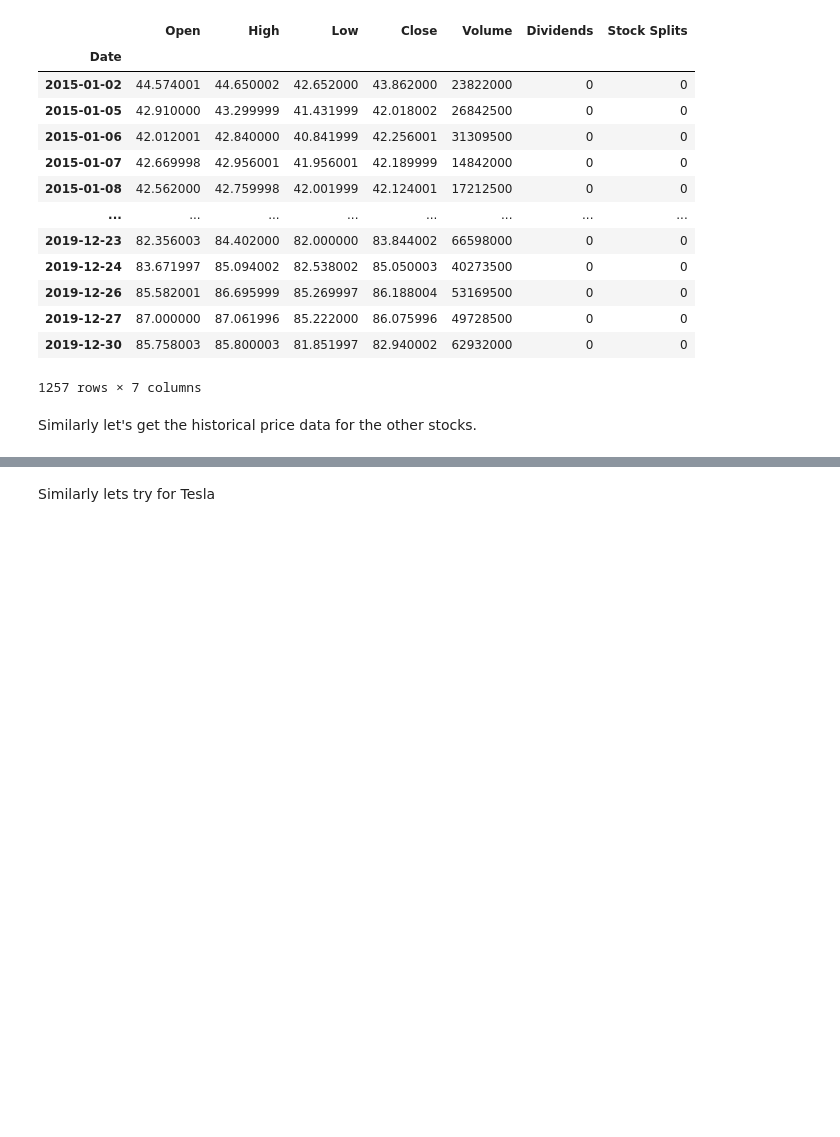
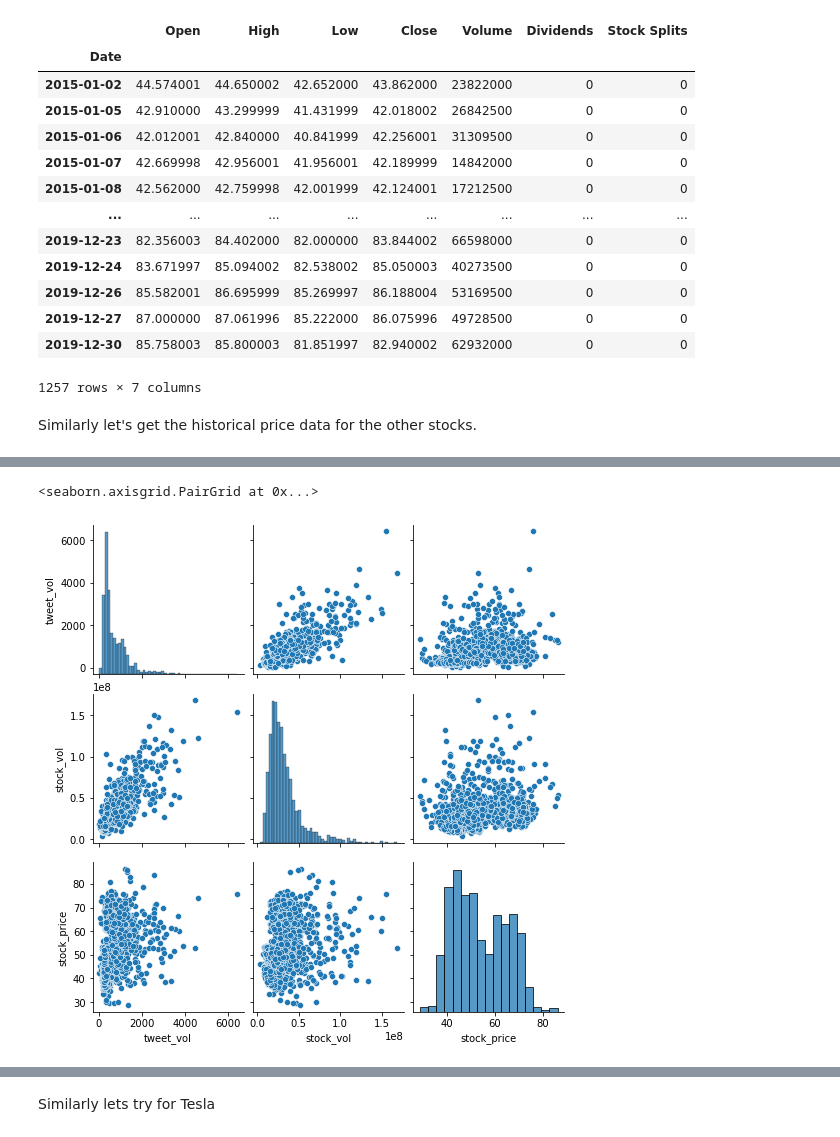
Before and after one commit to balaji-2021/Capstone2, a Jupyter notebook: Stock_sentiment_analysis_data_wrangling.ipynb, the cells around one changed output, grey strips where cells are left out. Saved outputs shown, nothing was run; the diff lists cells and outputs as text; code cells hidden in the pictures; blank space fills up the shorter version.

```diff
--- a/Stock_sentiment_analysis_data_wrangling.ipynb
+++ b/Stock_sentiment_analysis_data_wrangling.ipynb
@@ -269,3 +291,10 @@ googl = tweet_combined[tweet_combined['ticker_symbol'] == 'GOOGL']
 amzn = tweet_combined[tweet_combined['ticker_symbol'] == 'AMZN']
 tsla = tweet_combined[tweet_combined['ticker_symbol'] == 'TSLA']
 msft = tweet_combined[tweet_combined['ticker_symbol'] == 'MSFT']
+# %%
+def df_val(ticker,stock,title):
+    tweet_shift = ticker.groupby('date').size()
+    stock_vol = stock['Volume'].dropna()
+    stock_price = stock['Close'].dropna()
+    df_ticker = pd.DataFrame({'tweet_vol':tweet_shift,'stock_vol':stock_vol,'stock_price':stock_price}).dropna()
+    return(df_ticker)
@@ -271,0 +303,3 @@ msft = tweet_combined[tweet_combined['ticker_symbol'] == 'MSFT']
+# %%
+df_tsla = df_val(tsla,tsla_hist,'Tesla')
+df_tsla.describe()
@@ -271,0 +316,5 @@ msft = tweet_combined[tweet_combined['ticker_symbol'] == 'MSFT']
+# %%
+sns.pairplot(df_tsla)
+# %% [output]
+<seaborn.axisgrid.PairGrid at 0x...>
+[figure, added]
```
Also changed, not shown: parts of 22 cells of this notebook.
